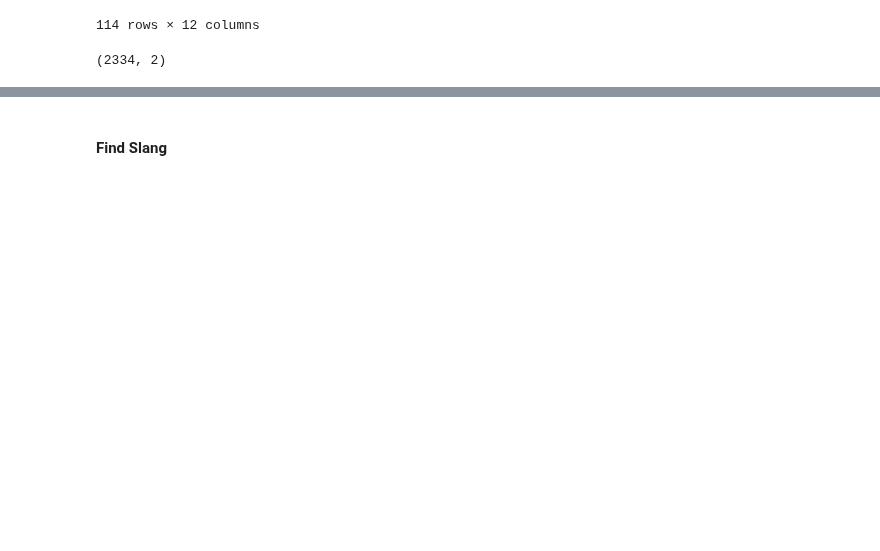
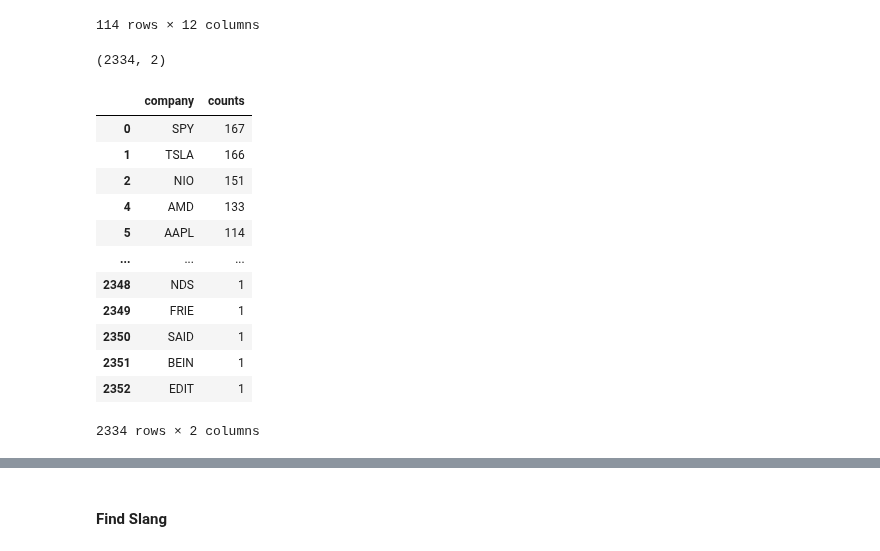
Before and after one commit to kyle-rgb/Discord_Project, a Jupyter notebook: notebooks/Data_Cleaning.ipynb, the cells around one changed output, grey strips where cells are left out. Drawn from its saved outputs; the diff is of its cells as text; code cells hidden in the pictures; blank space fills up the shorter version.

```diff
--- a/notebooks/Data_Cleaning.ipynb
+++ b/notebooks/Data_Cleaning.ipynb
@@ -1219,3 +1219,19 @@ company_counts[lambda x: ~(x.company.isin(trade_terms))].shape
 company_counts_real = company_counts[lambda x: ~(x.company.isin(trade_terms))]
 # %%
 company_counts_real.to_csv("../data/interim/trading_counts.csv", index=False)
+# %%
+company_counts_real
+# %% [output]
+|  | company | counts |
+| 0 | SPY | 167 |
+| 1 | TSLA | 166 |
+| 2 | NIO | 151 |
+| 4 | AMD | 133 |
+| 5 | AAPL | 114 |
+| ... | ... | ... |
+| 2348 | NDS | 1 |
+| 2349 | FRIE | 1 |
+| 2350 | SAID | 1 |
+| 2351 | BEIN | 1 |
+| 2352 | EDIT | 1 |
+2334 rows × 2 columns
```
Also changed, not shown: parts of 18 cells of this notebook.
